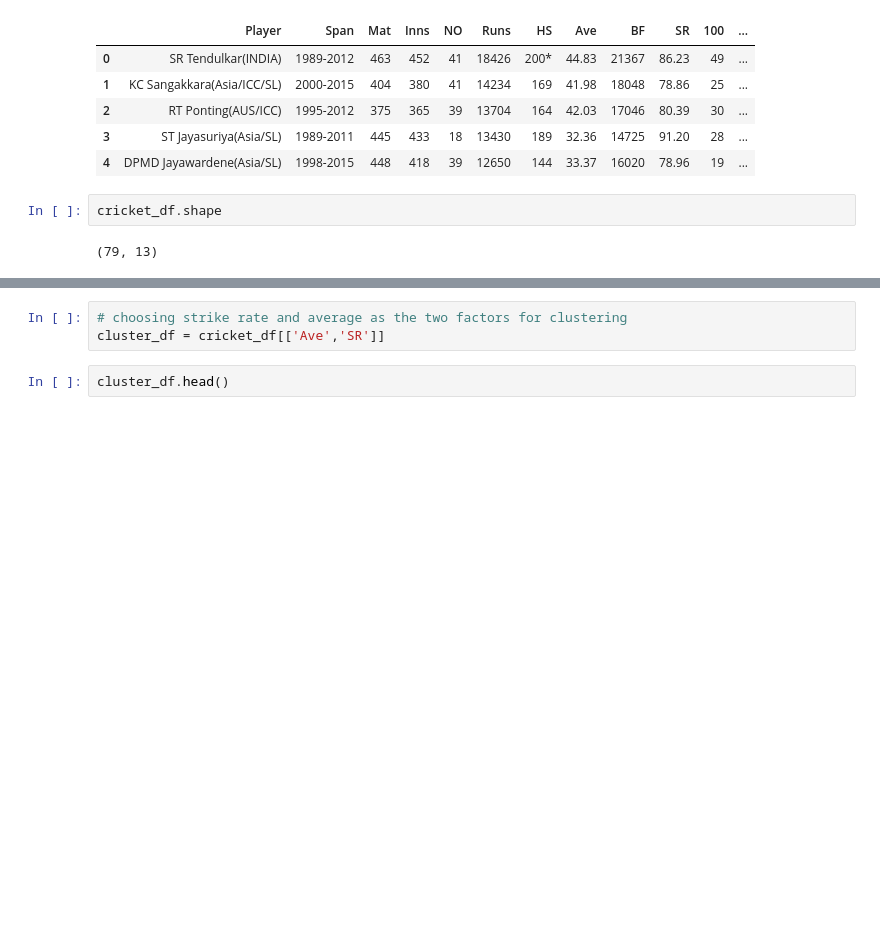
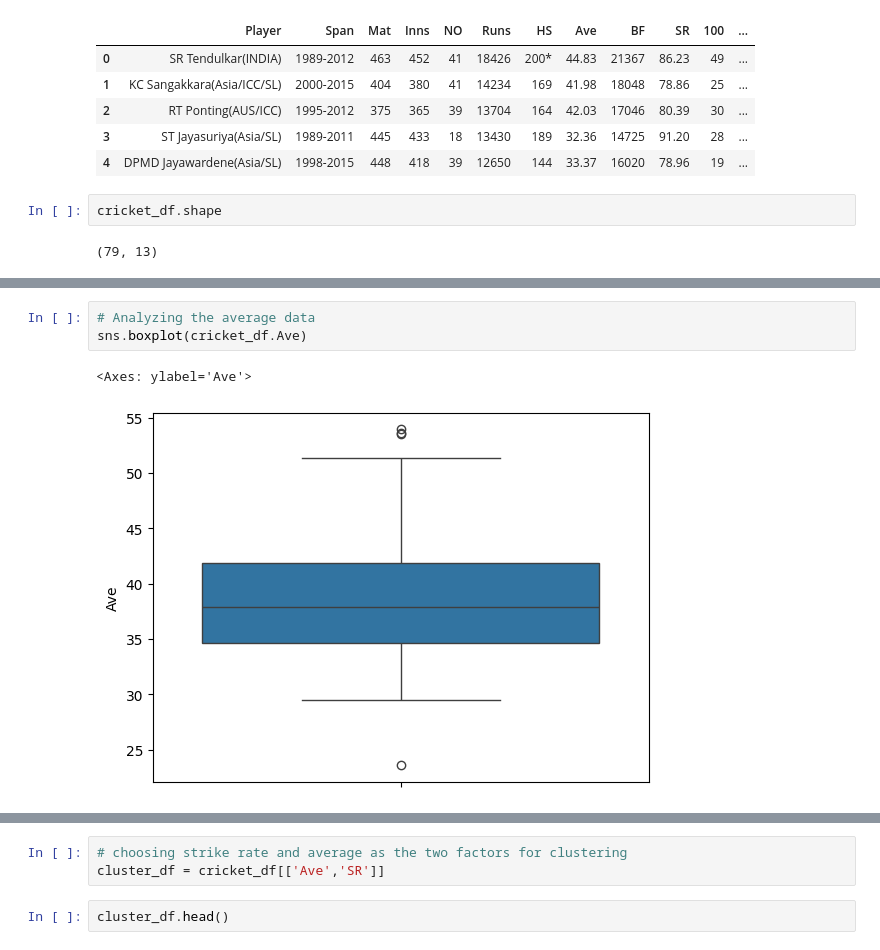
Before and after one commit to connectin-neha/data-science, a Jupyter notebook: clustering/cricket_odi/clustering_cricket.ipynb, the cells around one changed output, grey strips where cells are left out. Saved outputs shown, nothing was run; the diff lists cells and outputs as text; blank space fills up the shorter version.

Commit message:
Adding analysis to cricket odi clustering

```diff
--- a/clustering/cricket_odi/clustering_cricket.ipynb
+++ b/clustering/cricket_odi/clustering_cricket.ipynb
@@ -26,0 +55,6 @@ cricket_df.shape
+# %%
+# Analyzing the average data
+sns.boxplot(cricket_df.Ave)
+# %% [output]
+<Axes: ylabel='Ave'>
+[figure, added]
```
Also changed, not shown: parts of 29 cells of this notebook.
